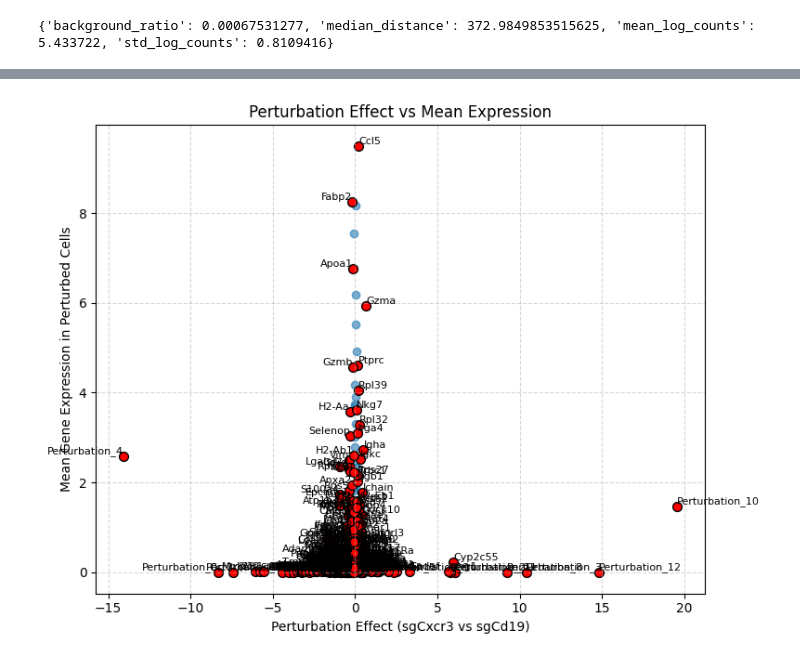
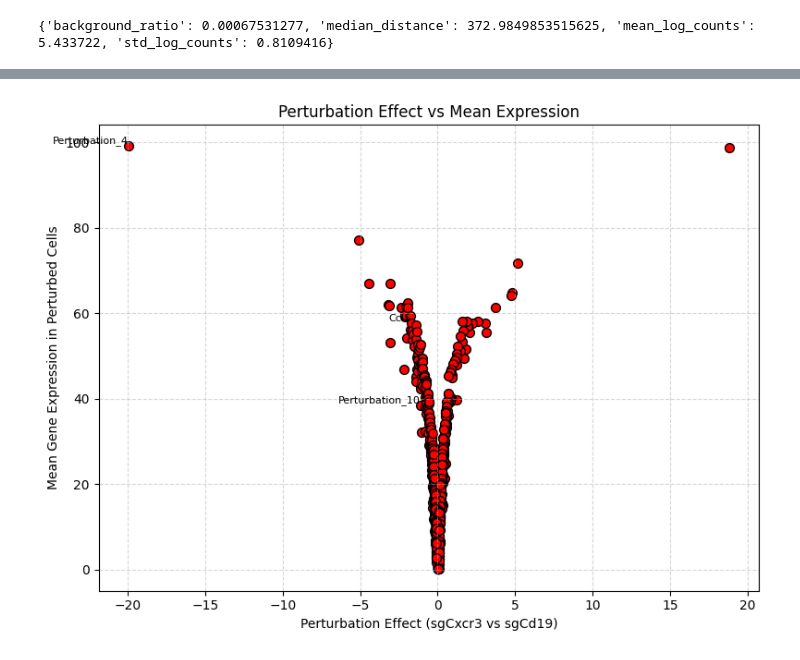
Before and after one commit to amonell/scvi-tools, a Jupyter notebook: resolve_perurb_tests/test1.ipynb, the cells around one changed output, grey strips where cells are left out. Saved outputs shown, nothing was run; the diff lists cells and outputs as text; code cells hidden in the pictures.

Commit message:
uncertainty v1

```diff
--- a/resolve_perurb_tests/test1.ipynb
+++ b/resolve_perurb_tests/test1.ipynb
@@ -78,4 +101,7 @@ effects_cells = supervised_resolvi.get_perturbation_effects(
 )
+# %%
+effects = effects_cells["effects"]
+uncertainty = effects_cells["uncertainty"]
 # %%
 df = pd.DataFrame(list(zip(query_adata.obs['guide_rnas'].values, query_adata.obsm['_scvi_extra_categorical_covs']['guide_rnas'].values)), columns = ['celltype', 'perturb_number'])
 celltype_to_perturb_number = dict(zip(df['perturb_number'], df['celltype']))
@@ -86,5 +112,15 @@ check with not just sgCD19 cells to see if the effects are correct per perturbat
 # %%
-effects_cells.index = effects_cells.index.map(celltype_to_perturb_number)
+effects.index = effects.index.map(celltype_to_perturb_number)
+# %%
+pvalues = supervised_resolvi.get_perturbation_pvalues(
+    indices=cell_indices,
+    n_samples=50,
+    preserve_cell_heterogeneity=True,
+    cell_summary_fn="median",
+    test_type="two_sided"
+)
+# %%
+pvalues.index = pvalues.index.map(celltype_to_perturb_number)
 # %%
 corrected_expression = supervised_resolvi.get_normalized_expression(
     adata=query_adata
@@ -192,58 +267,51 @@ import numpy as np
 import pandas as pd
 import matplotlib.pyplot as plt
 
-# --- 1) Compute perturbation effects and mean expression ---
-effects = effects_cells.loc['sgCxcr3'].values
-
-# mean expression in sgCxcr3 and sgCd19 separately
-mean_Cxcr3 = query_adata[query_adata.obs['guide_rnas']=='sgCxcr3'].X.mean(axis=0)
-mean_Cd19  = query_adata[query_adata.obs['guide_rnas']=='sgCd19'].X.mean(axis=0)
-
-# total mean across both perturbed sets
-mean_expr = (mean_Cxcr3 + mean_Cd19) / 2
-
-# filter out non‐finite values
-mask = np.isfinite(effects) & np.isfinite(mean_expr)
+effects_list = effects.loc['sgCcl5'].values
+prob_positive_list = -1*np.log10(pval_fdr.loc['sgCcl5'].values)
+# max_prob_pos_prob_neg = np.stack([prob_positive_list, prob_negative_list], axis=1)
+# prob_positive_list = np.max(max_prob_pos_prob_neg, axis=1)
 
 # build a DataFrame
 df = pd.DataFrame({
-    'gene': query_adata.var.index.values if hasattr(query_adata.var, "index") else np.arange(len(effects)),
-    'effect': effects[mask],
-    'mean_expr': mean_expr[mask]
+    'gene': query_adata.var.index.values if hasattr(query_adata.var, "index") else np.arange(len(effects_list)),
+    'effect': effects_list,
+    'mean_expr': prob_positive_list
 })
 
 # --- 2) Select top N by absolute effect for annotation ---
 N = 400
 topN = df.iloc[np.argsort(np.abs(df['effect']))[::-1][:N]]
 
 # always include your genes of special interest
 for g in ['Cxcr3','Perturbation_4','Perturbation_10']:
     if g in df['gene'].values:
         topN = pd.concat([topN, df[df['gene']==g]])
 topN = topN.drop_duplicates('gene')
 
 # --- 3) Plot volcano‐style scatter: effect vs mean expression ---
 plt.figure(figsize=(8,6))
 plt.scatter(df['effect'], df['mean_expr'], alpha=0.6)
 
 # highlight the top hits
 plt.scatter(topN['effect'], topN['mean_expr'], color='red', edgecolor='k', s=50)
 
 # annotate
 for _, row in topN.iterrows():
-    plt.text(row['effect'], row['mean_expr'], row['gene'],
-             fontsize=8,
-             ha='right' if row['effect']<0 else 'left',
-             va='bottom')
+    if row['gene'] in ['Ccl5','Perturbation_4','Perturbation_10']:
+        plt.text(row['effect'], row['mean_expr'], row['gene'],
+                fontsize=8,
+                ha='right' if row['effect']<0 else 'left',
+                va='bottom')
 
 plt.xlabel('Perturbation Effect (sgCxcr3 vs sgCd19)')
 plt.ylabel('Mean Gene Expression in Perturbed Cells')
 plt.title('Perturbation Effect vs Mean Expression')
 plt.grid(True, linestyle='--', alpha=0.5)
 plt.tight_layout()
 plt.show()
 # %% [output]
-[figure, old version]
+[figure, new version]
 # %%
 
 
```
Also changed, not shown: parts of 13 cells of this notebook, 3 other files.
